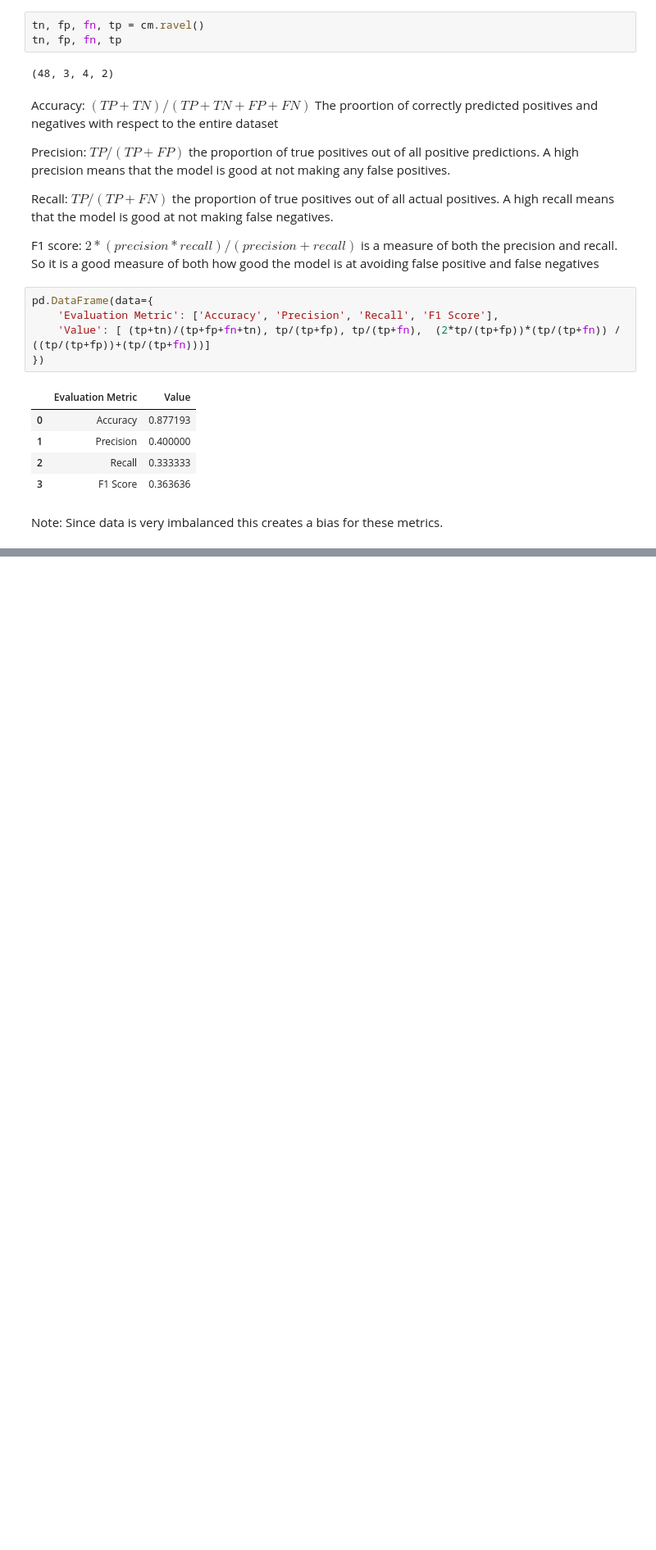
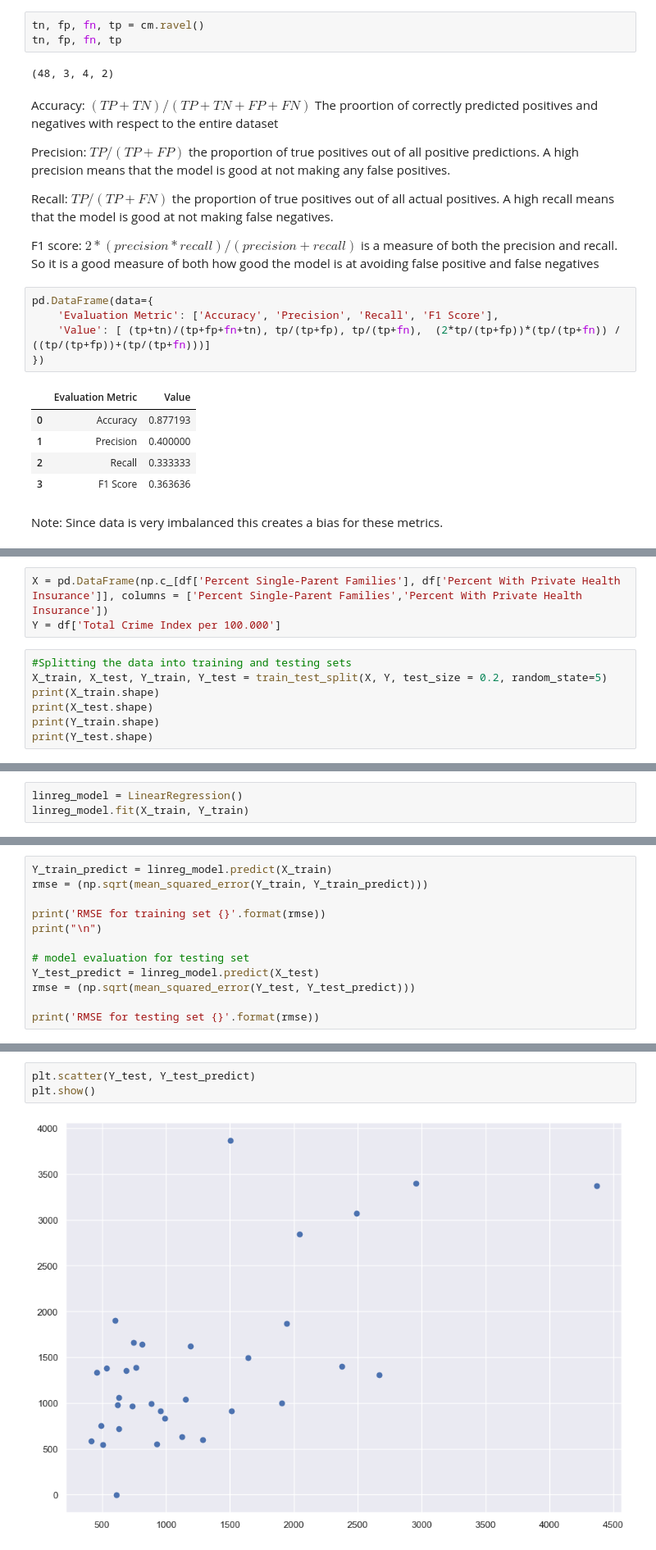
Before and after one commit to hari-p02/MATH3094_Project, a Jupyter notebook: CT Town Data.ipynb, the cells around one changed output, grey strips where cells are left out. Shown at 82% size. Drawn from its saved outputs; the diff is of its cells as text; blank space fills up the shorter version.

```diff
--- a/CT Town Data.ipynb
+++ b/CT Town Data.ipynb
@@ -244,0 +333,10 @@ Note: Since data is very imbalanced this creates a bias for these metrics.
+# %%
+X = pd.DataFrame(np.c_[df['Percent Single-Parent Families'], df['Percent With Private Health Insurance']], columns = ['Percent Single-Parent Families','Percent With Private Health Insurance'])
+Y = df['Total Crime Index per 100.000']
+# %%
+#Splitting the data into training and testing sets
+X_train, X_test, Y_train, Y_test = train_test_split(X, Y, test_size = 0.2, random_state=5)
+print(X_train.shape)
+print(X_test.shape)
+print(Y_train.shape)
+print(Y_test.shape)
@@ -244,0 +350,3 @@ Note: Since data is very imbalanced this creates a bias for these metrics.
+# %%
+linreg_model = LinearRegression()
+linreg_model.fit(X_train, Y_train)
@@ -244,0 +357,12 @@ Note: Since data is very imbalanced this creates a bias for these metrics.
+# %%
+Y_train_predict = linreg_model.predict(X_train)
+rmse = (np.sqrt(mean_squared_error(Y_train, Y_train_predict)))
+
+print('RMSE for training set {}'.format(rmse))
+print("\n")
+
+# model evaluation for testing set
+Y_test_predict = linreg_model.predict(X_test)
+rmse = (np.sqrt(mean_squared_error(Y_test, Y_test_predict)))
+
+print('RMSE for testing set {}'.format(rmse))
@@ -244,0 +374,5 @@ Note: Since data is very imbalanced this creates a bias for these metrics.
+# %%
+plt.scatter(Y_test, Y_test_predict)
+plt.show()
+# %% [output]
+[figure, added]
```
Also changed, not shown: parts of 17 cells of this notebook.
